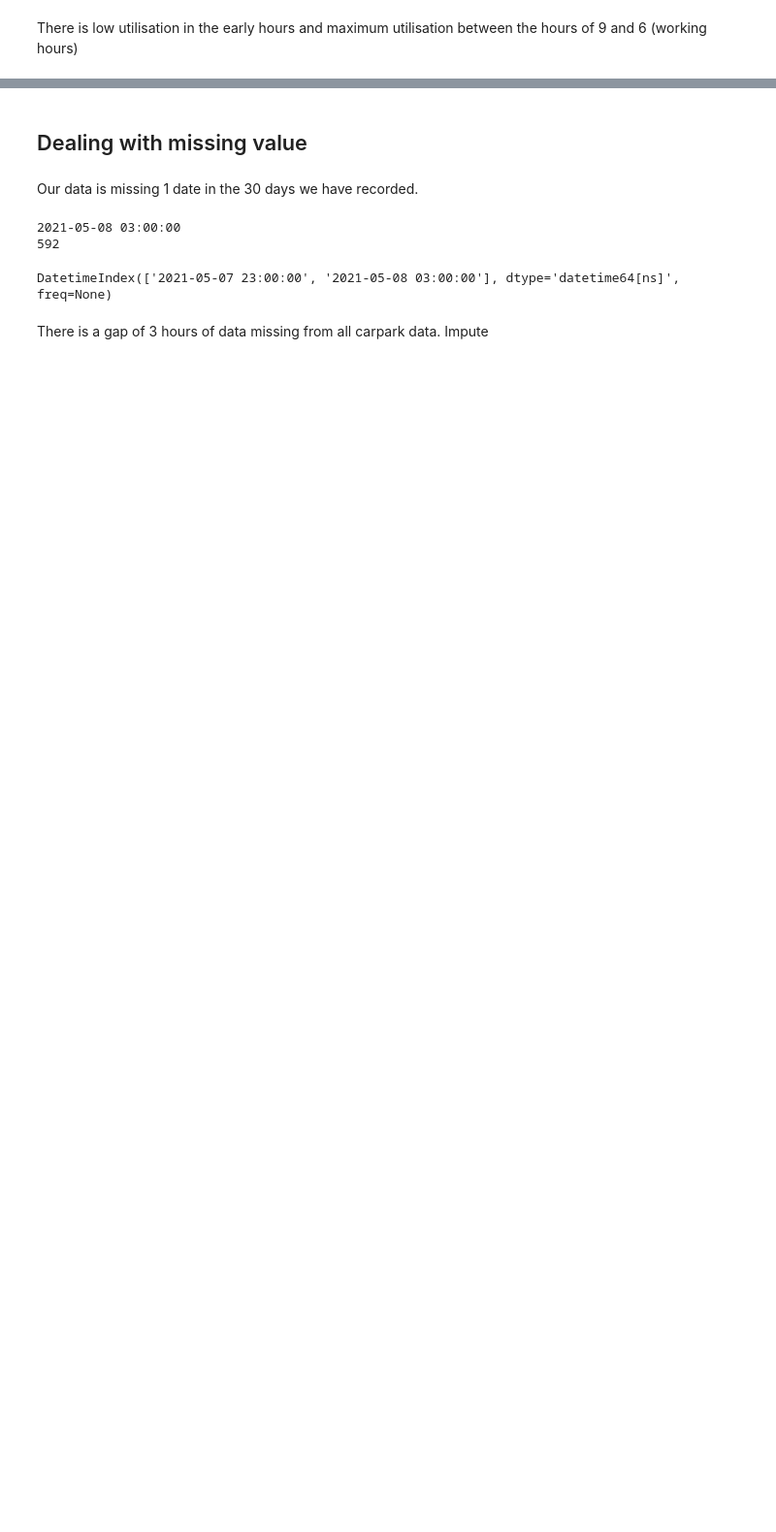
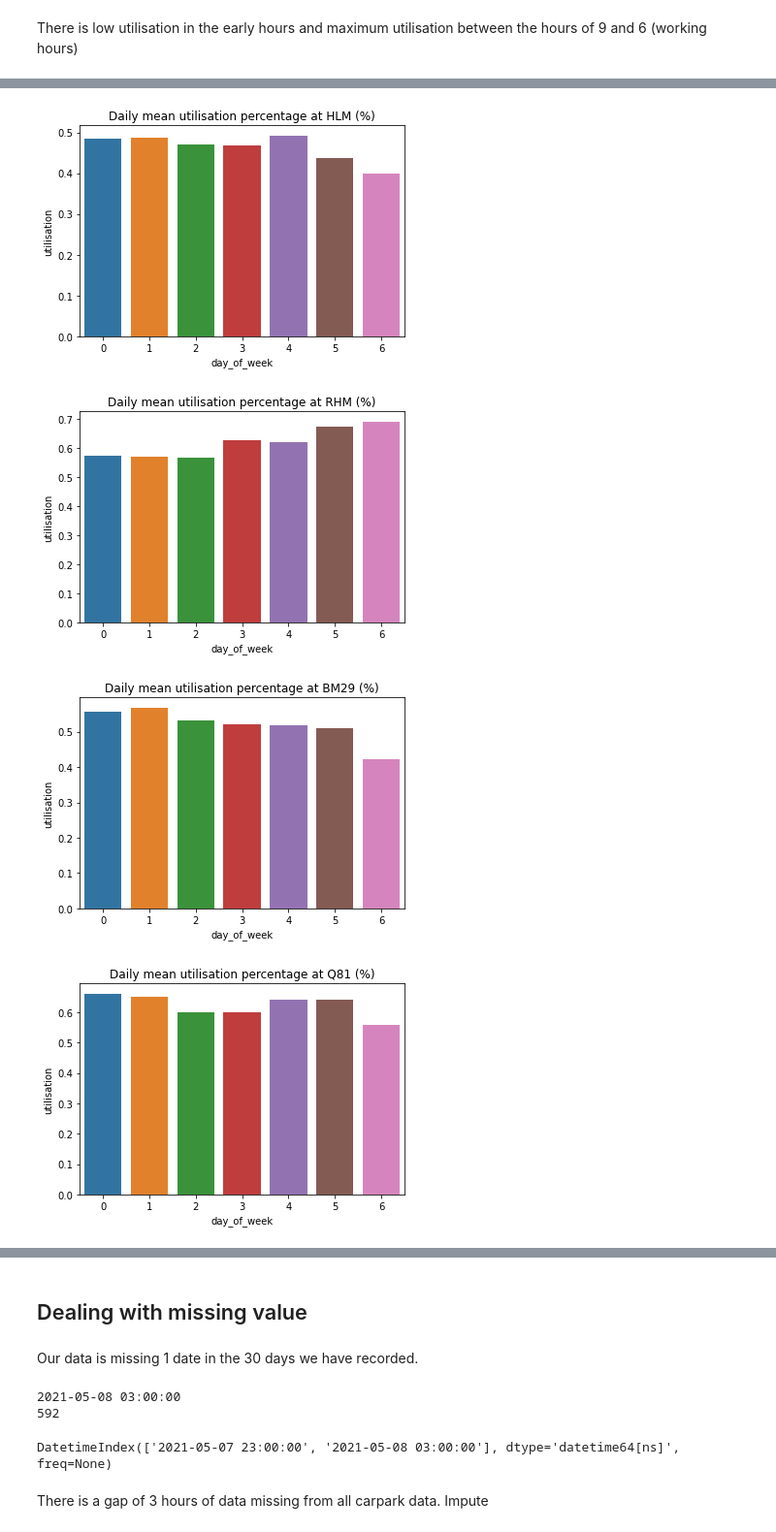
Before and after one commit to gab-lewis/parking-lot-app, a Jupyter notebook: EDA.ipynb, the cells around one changed output, grey strips where cells are left out. Shown: that part at 97% size. Cells and saved outputs as stored; diff of their text form; code cells hidden in the pictures; blank space fills up the shorter version.

```diff
--- a/EDA.ipynb
+++ b/EDA.ipynb
@@ -111,0 +129,18 @@ There is low utilisation in the early hours and maximum utilisation between the
+# %%
+for each in carpark_list[1:11]:
+    utilisation = dataset[each]['util_pct']
+    time = dataset[each]['timestamp']
+    timestamp = [datetime.strptime(x[:-6], '%Y-%m-%dT%H') for x in time]
+    df = pd.DataFrame({'utilisation':utilisation})
+    df.index = timestamp
+    day_of_week = [x.weekday() for x in timestamp]
+    df["day_of_week"] = day_of_week
+    daily_util = df.groupby("day_of_week").mean()
+    sns.barplot(x=daily_util.index, y=daily_util['utilisation'])
+    plt.title(f"Daily mean utilisation percentage at {each} (%)")
+    plt.show()
+# %% [output]
+[figure, added]
+[figure, added]
+[figure, added]
+[figure, added]
```
Also changed, not shown: parts of 20 cells of this notebook, 5 other files.
